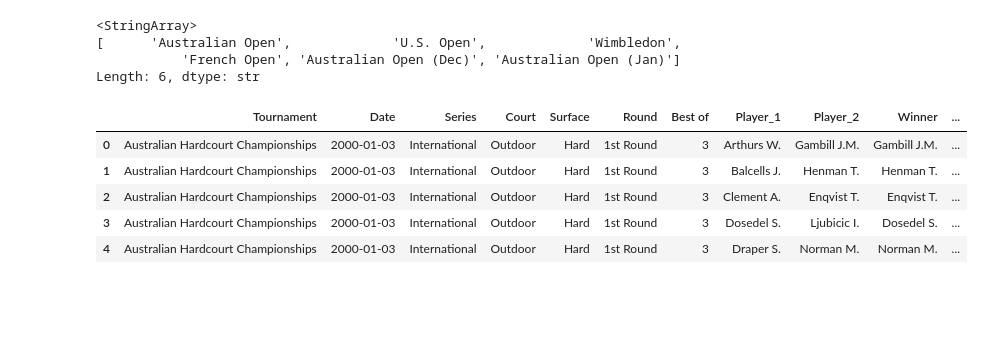
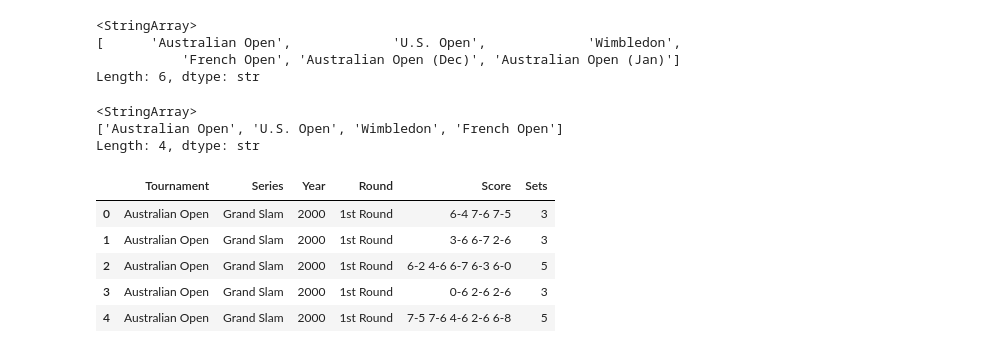
Before and after one commit to DeanDro/StartupMix, a Jupyter notebook: assignment.ipynb, the cells around one changed output. Drawn from its saved outputs; the diff is of its cells as text; code cells hidden in the pictures; blank space fills up the shorter version.

Commit message:
Cleaning for assignment submission

```diff
--- a/assignment.ipynb
+++ b/assignment.ipynb
@@ -39,14 +40,23 @@ Length: 6, dtype: str
 tennis_tourn = tennis["Tournament"].unique()
 prize["Tournament"] = prize["TOURNAMENT"].replace(r"\s*\(.*?\)", "", regex=True)
 awards = prize[['Tournament', 'YEAR', 'WINNER_PRIZE']]
+awards['Year'] = awards['YEAR']
 tennis['Date'] = pd.to_datetime(tennis["Date"])
 tennis["Year"] = tennis['Date'].dt.year
+print(prize['Tournament'].unique())
+# %% [output]
+<StringArray>
+['Australian Open', 'U.S. Open', 'Wimbledon', 'French Open']
+Length: 4, dtype: str
 # %%
-tennis.head()
+tennis_clean = tennis[tennis['Tournament'].isin(awards['Tournament'])].reset_index()
+tennis_clean = tennis_clean[['Tournament', 'Series', 'Year', 'Round', 'Score']]
+tennis_clean['Sets'] = tennis_clean['Score'].str.split().str.len()
+tennis_clean.head()
 # %% [output]
-|  | Tournament | Date | Series | Court | Surface | Round | Best of | Player_1 | Player_2 | Winner | ... |
-| 0 | Australian Hardcourt Championships | 2000-01-03 | International | Outdoor | Hard | 1st Round | 3 | Arthurs W. | Gambill J.M. | Gambill J.M. | ... |
-| 1 | Australian Hardcourt Championships | 2000-01-03 | International | Outdoor | Hard | 1st Round | 3 | Balcells J. | Henman T. | Henman T. | ... |
-| 2 | Australian Hardcourt Championships | 2000-01-03 | International | Outdoor | Hard | 1st Round | 3 | Clement A. | Enqvist T. | Enqvist T. | ... |
-| 3 | Australian Hardcourt Championships | 2000-01-03 | International | Outdoor | Hard | 1st Round | 3 | Dosedel S. | Ljubicic I. | Dosedel S. | ... |
-| 4 | Australian Hardcourt Championships | 2000-01-03 | International | Outdoor | Hard | 1st Round | 3 | Draper S. | Norman M. | Norman M. | ... |
+|  | Tournament | Series | Year | Round | Score | Sets |
+| 0 | Australian Open | Grand Slam | 2000 | 1st Round | 6-4 7-6 7-5 | 3 |
+| 1 | Australian Open | Grand Slam | 2000 | 1st Round | 3-6 6-7 2-6 | 3 |
+| 2 | Australian Open | Grand Slam | 2000 | 1st Round | 6-2 4-6 6-7 6-3 6-0 | 5 |
+| 3 | Australian Open | Grand Slam | 2000 | 1st Round | 0-6 2-6 2-6 | 3 |
+| 4 | Australian Open | Grand Slam | 2000 | 1st Round | 7-5 7-6 4-6 2-6 6-8 | 5 |
```
Also changed, not shown: parts of 11 cells of this notebook, 1 other file.
